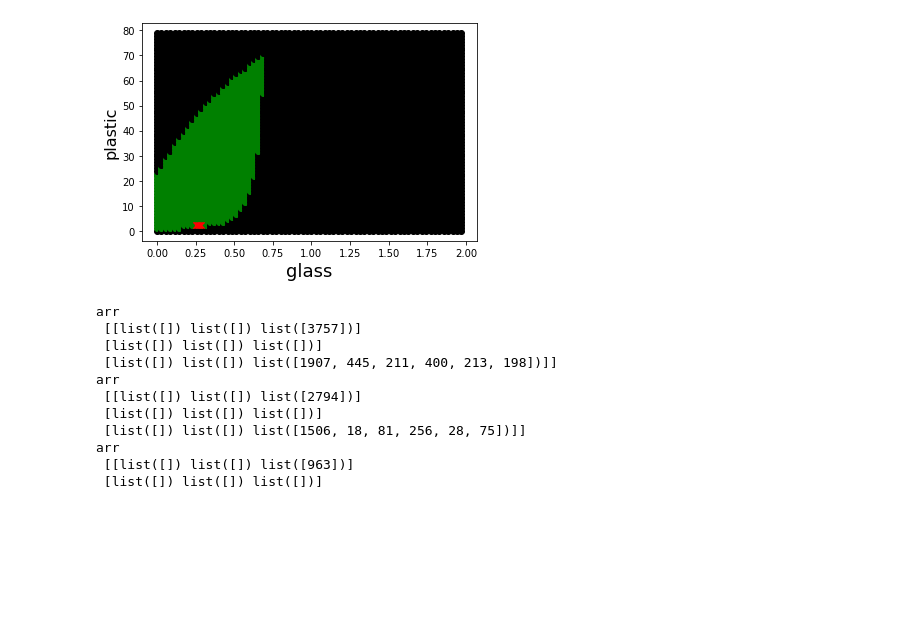
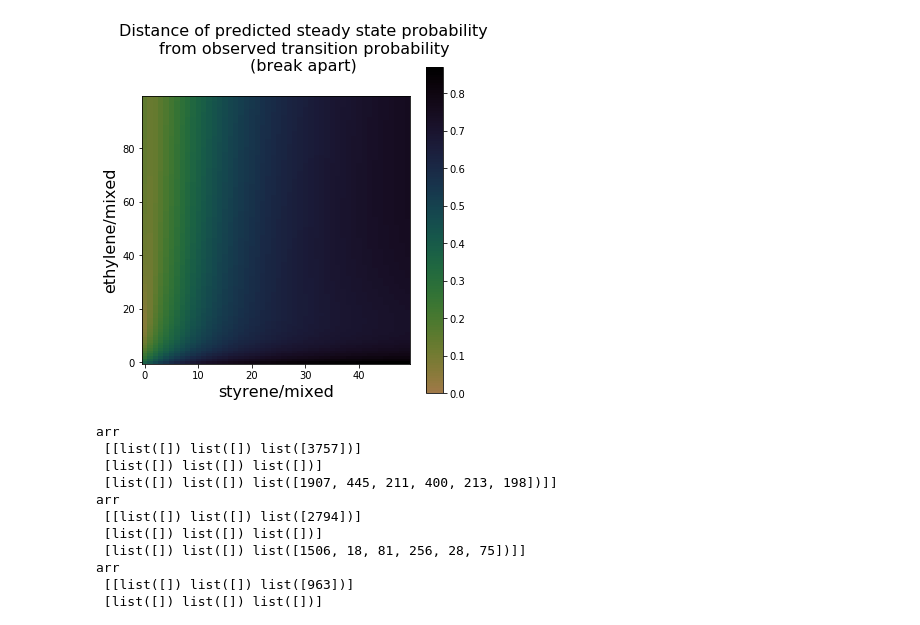
Before and after one commit to TchakamauRa/Soft-Matter, a Jupyter notebook: Matrix multiplication-washed_half_goodregime.ipynb, the cells around one changed output. Saved outputs shown, nothing was run; the diff lists cells and outputs as text; code cells hidden in the pictures; blank space fills up the shorter version.

```diff
--- a/Matrix multiplication-washed_half_goodregime.ipynb
+++ b/Matrix multiplication-washed_half_goodregime.ipynb
@@ -127,6 +127,7 @@ def row_norm(array):
     return rows
 # %%
 
+labels = ["Ethylene only touches", "Styrene only touches", "Both touch"]
 cols = [ 'mediumslateblue','fuchsia','darkviolet' ] #p, g, b
 # %%
 #broad observations array
@@ -559,12 +530,3 @@ Text(0, 0.5, 'observed probability of transition')
 v1 = y1
 v2 = y2
 v3=y3
-# %%
-x = np.array([[  0.   ,        0.    ,       0.    ,      36.77828063 ,341.91849817,
- 251.16042973, 100.    ,     129.81834646, 247.66580148 ,  0.,
-   1.30671201], [  0. ,          0.      ,     0.     ,      7.76398098 ,  0.,
-   1.7259552  ,  0.   ,        0.   ,      158.35761075  , 0.,
-  63.60027952], [900. ,        900.     ,    900.      ,   855.45773839, 558.08150183,
- 647.11361507 ,800.   ,      770.18165354 ,493.97658777 ,  0.,
- 835.09300846]])
-print(x,'\n', x.T, (x.T).T*100)
@@ -802,55 +717,50 @@ plt.plot(np.linspace(glas_old[0], glas_old[1], 10), np.linspace(plas_old[0], pla
 # %%
 
+from matplotlib.colors import DivergingNorm
 
 def mean(li):
     return(sum(li) / len(li))
 def rang(li):
     return(abs(max(li)-min(li)))
 
-alphas = np.linspace(0,2, 70,endpoint =False)
-betas = np.linspace(0, 80, 70,endpoint =False)
+alphas,betas = np.meshgrid(np.linspace(0,5, 50,endpoint =False),np.linspace(0,10, 100,endpoint =False))
 x1 = []
 x2 = []
 x3 = []
 tolerances = [ mean(v1),mean(v2),mean(v3)]
 tols = [ rang(v1),rang(v2),rang(v3)]
-print(tols)
-for aln in range(len(alphas)):
-    a = []
-    b = []
-    c = []
-    i = alphas[aln]
+def distance_from_data(alph,bet):
+    i = alph
+    j = bet
+    p = (j*2/(18*(1+i+j)*(3+i))+
+         4*2*(j+1)/(18*2*(3+i)*(1+i+j)*(2+i+j)))
+    g = (i*2/(18*(1+i+j)*(3+j))+
+         4*2*(i+1)/(18*2*(3+j)*(1+i+j)*(2+i+j)))
+    m = (2*j*(i+1)/(18*(3+i)*(1+j+i))+
+          8*(i+1)*(j+1)/(18*2*(3+j)*(i+j+1)*(i+j+2))+
+          8*(j+1)*(i+1)/(18*2*(3+i)*(i+j+1)*(i+j+2))+
+          i*2*(1+j)/(18*(3+j)*(1+i+j)))
 
-    for bln in range(len(betas)):
-    #print('\nalpha = %s' %i)
-        j = betas[bln]
+    T_expected_narrow = np.asarray([[p, g, m],
+                                    [p, g, m],
+     [p, g, m]])
+    T_expected_broad = T_expected_narrow
+    T_expected_broad_norm = np.vstack([T_expected_broad[i]/np.sum(T_expected_broad[i]) for i in range(len(T_expected_broad))])
+    #print(T_expected_broad_norm, '\n\n', np.around(T_expected_broad_norm, 2))
+    eigvals, eigvecs = np.linalg.eig(T_expected_broad_norm.T)
+    eig_one_index = [x for x in range(len(eigvals)) if math.isclose(eigvals[x], 1.0, abs_tol = .0001)][0]
+    eigvec_one = eigvecs[:, eig_one_index]
+    evec_one = eigvec_one*100 / np.sum(eigvec_one)
 
-        p = (j*2/(18*(1+i+j)*(3+i))+
-             4*2*(j+1)/(18*2*(3+i)*(1+i+j)*(2+i+j)))
-        g = (i*2/(18*(1+i+j)*(3+j))+
-             4*2*(i+1)/(18*2*(3+j)*(1+i+j)*(2+i+j)))
-        m = (2*j*(i+1)/(18*(3+i)*(1+j+i))+
-              8*(i+1)*(j+1)/(18*2*(3+j)*(i+j+1)*(i+j+2))+
-              8*(j+1)*(i+1)/(18*2*(3+i)*(i+j+1)*(i+j+2))+
-              i*2*(1+j)/(18*(3+j)*(1+i+j)))
+    return(vector_dist(tolerances, evec_one) / vector_dist(tolerances, [0]*len(tolerances))) #distance between data and model, normalized to the size of the data's value
+dfd = np.vectorize(distance_from_data)
+dists = dfd(alphas, betas)
+fig,ax = plt.subplots(figsize=(6,6))
+plt.imshow(dists, cmap="cubehelix_r", norm=DivergingNorm(0)); plt.colorbar()
 
-        T_expected_narrow = np.asarray([[p, g, m],
-                                        [p, g, m],
-         [p, g, m]])
-        T_expected_broad = T_expected_narrow
-        T_expected_broad_norm = np.vstack([T_expected_broad[i]/np.sum(T_expected_broad[i]) for i in range(len(T_expected_broad))])
-        #print(T_expected_broad_norm, '\n\n', np.around(T_expected_broad_norm, 2))
-        eigvals, eigvecs = np.linalg.eig(T_expected_broad_norm.T)
-        eig_one_index = [x for x in range(len(eigvals)) if math.isclose(eigvals[x], 1.0, abs_tol = .0001)][0]
-        eigvec_one = eigvecs[:, eig_one_index]
-        evec_one = eigvec_one*100 / np.sum(eigvec_one)
-        test = all(math.isclose(evec_one[i], tolerances[i], abs_tol = tols[i])  for i in range(len(evec_one)))
-        if test:
-            col = "green"
-        else:
-            col = "k"
-        plt.plot(i,j, c=col, marker='o')
-        plt.xlabel('glass', fontsize=18)
-        plt.ylabel('plastic', fontsize=16)
-plt.plot(np.linspace(glas_old[0], glas_old[1], 10), np.linspace(plas_old[0], plas_old[1], 10), marker='x', c='r')
+ax.set_aspect(1./ax.get_data_ratio())
+plt.xlabel('styrene/mixed', fontsize=16)
+plt.ylabel('ethylene/mixed', fontsize=16)
+fig.suptitle("Distance of predicted steady state probability\nfrom observed transition probability\n(break apart)",fontsize=16)
+plt.gca().invert_yaxis()
 # %% [output]
@@ -859,4 +767,4 @@ plt.plot(np.linspace(glas_old[0], glas_old[1], 10), np.linspace(plas_old[0], pla
-[figure, old version]
+[figure, new version]
 # %%
 def parser_arr(filename):
     # returns array of all traansitions and list of all class and transition thresholds
```
Also changed, not shown: parts of 11 cells of this notebook, 5 other files.
